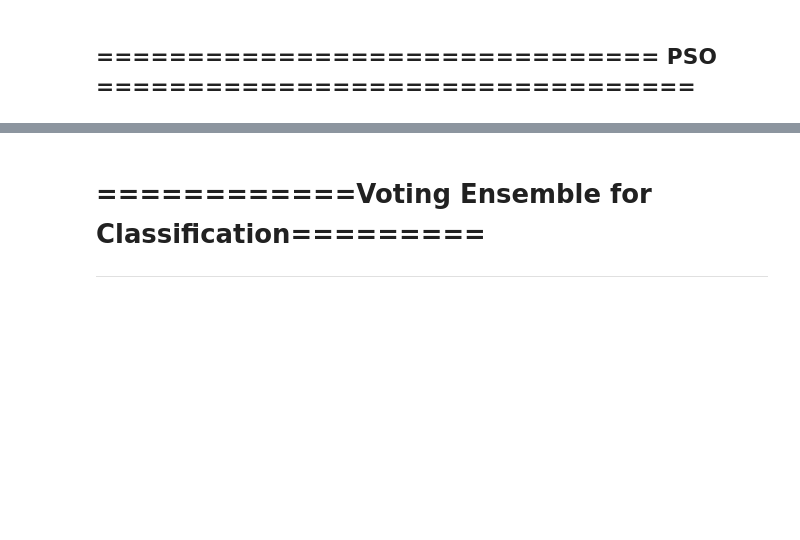
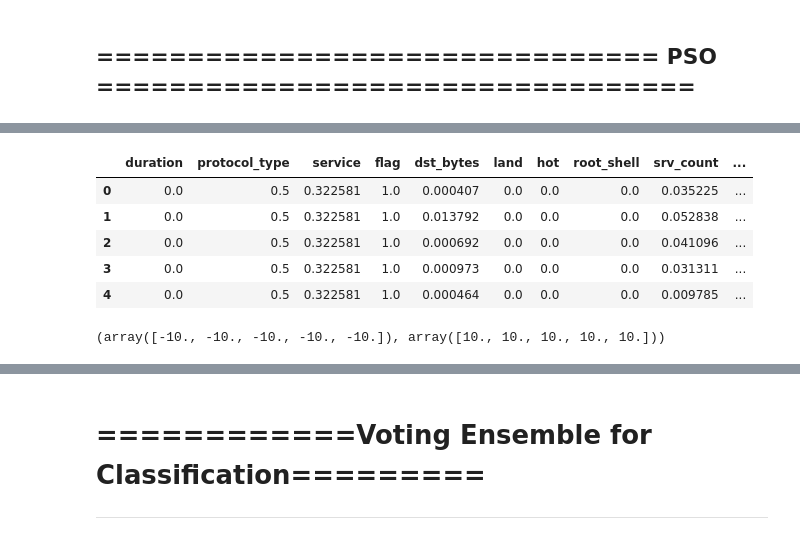
Before and after one commit to vimalkumarmdb/A-novel-SVM-kNN-PSO-Ensemble-method-for-intrusion-detection-system-, a Jupyter notebook: Soft_Computing_project.ipynb, the cells around one changed output, grey strips where cells are left out. Drawn from its saved outputs; the diff is of its cells as text; code cells hidden in the pictures; blank space fills up the shorter version.

```diff
--- a/Soft_Computing_project.ipynb
+++ b/Soft_Computing_project.ipynb
@@ -845,0 +861,9 @@ Knn model acuuracy: 97%
+# %%
+x7_valid.loc[0:,].values
+# %% [output]
+|  | duration | protocol_type | service | flag | dst_bytes | land | hot | root_shell | srv_count | ... |
+| 0 | 0.0 | 0.5 | 0.322581 | 1.0 | 0.000407 | 0.0 | 0.0 | 0.0 | 0.035225 | ... |
+| 1 | 0.0 | 0.5 | 0.322581 | 1.0 | 0.013792 | 0.0 | 0.0 | 0.0 | 0.052838 | ... |
+| 2 | 0.0 | 0.5 | 0.322581 | 1.0 | 0.000692 | 0.0 | 0.0 | 0.0 | 0.041096 | ... |
+| 3 | 0.0 | 0.5 | 0.322581 | 1.0 | 0.000973 | 0.0 | 0.0 | 0.0 | 0.031311 | ... |
+| 4 | 0.0 | 0.5 | 0.322581 | 1.0 | 0.000464 | 0.0 | 0.0 | 0.0 | 0.009785 | ... |
@@ -845,0 +874,4 @@ Knn model acuuracy: 97%
+# %%
+bounds
+# %% [output]
+(array([-10., -10., -10., -10., -10.]), array([10., 10., 10., 10., 10.]))
```
Also changed, not shown: parts of 20 cells of this notebook.
